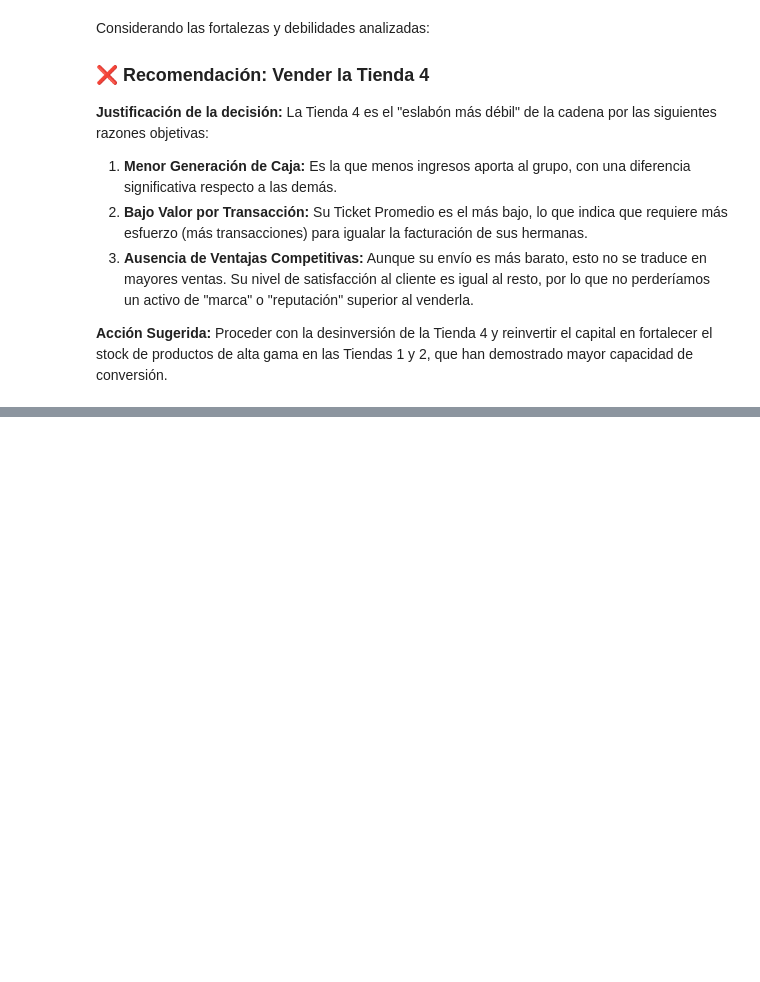
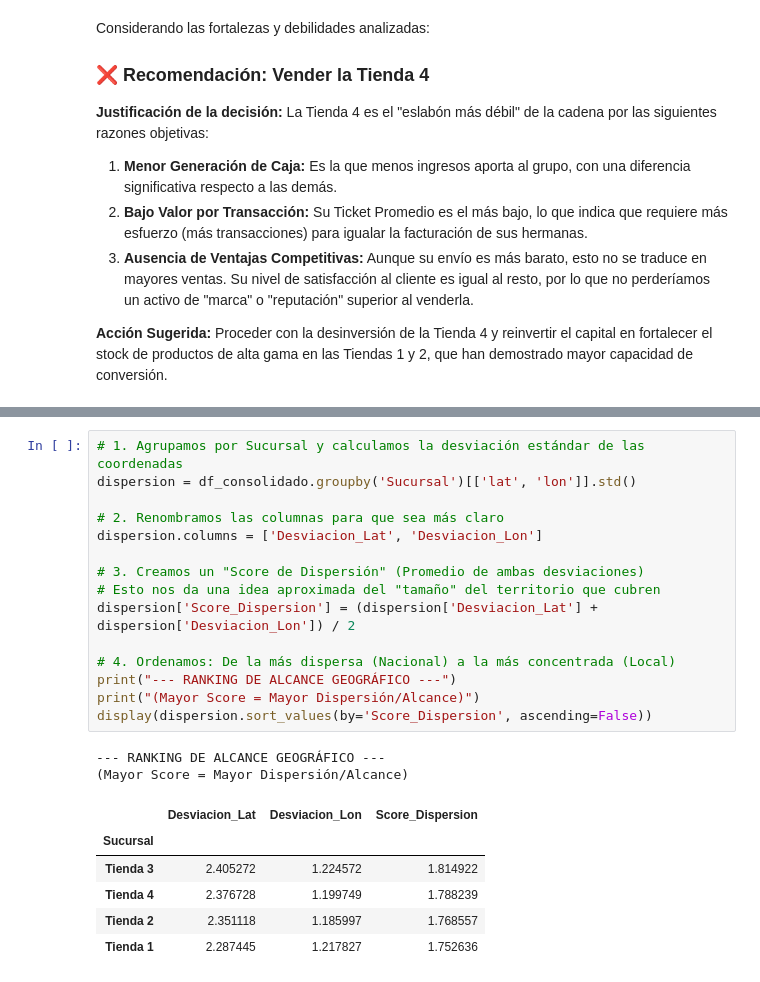
Before and after one commit to MiyoBran/alura-store-desafio, a Jupyter notebook: AluraStoreLatam.ipynb, the cells around one changed output, grey strips where cells are left out. Cells and saved outputs as stored; diff of their text form; blank space fills up the shorter version.

```diff
--- a/AluraStoreLatam.ipynb
+++ b/AluraStoreLatam.ipynb
@@ -564,0 +636,24 @@ La Tienda 4 es el "eslabón más débil" de la cadena por las siguientes razones
+# %%
+# 1. Agrupamos por Sucursal y calculamos la desviación estándar de las coordenadas
+dispersion = df_consolidado.groupby('Sucursal')[['lat', 'lon']].std()
+
+# 2. Renombramos las columnas para que sea más claro
+dispersion.columns = ['Desviacion_Lat', 'Desviacion_Lon']
+
+# 3. Creamos un "Score de Dispersión" (Promedio de ambas desviaciones)
+# Esto nos da una idea aproximada del "tamaño" del territorio que cubren
+dispersion['Score_Dispersion'] = (dispersion['Desviacion_Lat'] + dispersion['Desviacion_Lon']) / 2
+
+# 4. Ordenamos: De la más dispersa (Nacional) a la más concentrada (Local)
+print("--- RANKING DE ALCANCE GEOGRÁFICO ---")
+print("(Mayor Score = Mayor Dispersión/Alcance)")
+display(dispersion.sort_values(by='Score_Dispersion', ascending=False))
+# %% [output]
+--- RANKING DE ALCANCE GEOGRÁFICO ---
+(Mayor Score = Mayor Dispersión/Alcance)
+|  | Desviacion_Lat | Desviacion_Lon | Score_Dispersion |
+| Sucursal |  |  |  |
+| Tienda 3 | 2.405272 | 1.224572 | 1.814922 |
+| Tienda 4 | 2.376728 | 1.199749 | 1.788239 |
+| Tienda 2 | 2.351118 | 1.185997 | 1.768557 |
+| Tienda 1 | 2.287445 | 1.217827 | 1.752636 |
```
Also changed, not shown: parts of 12 cells of this notebook.
